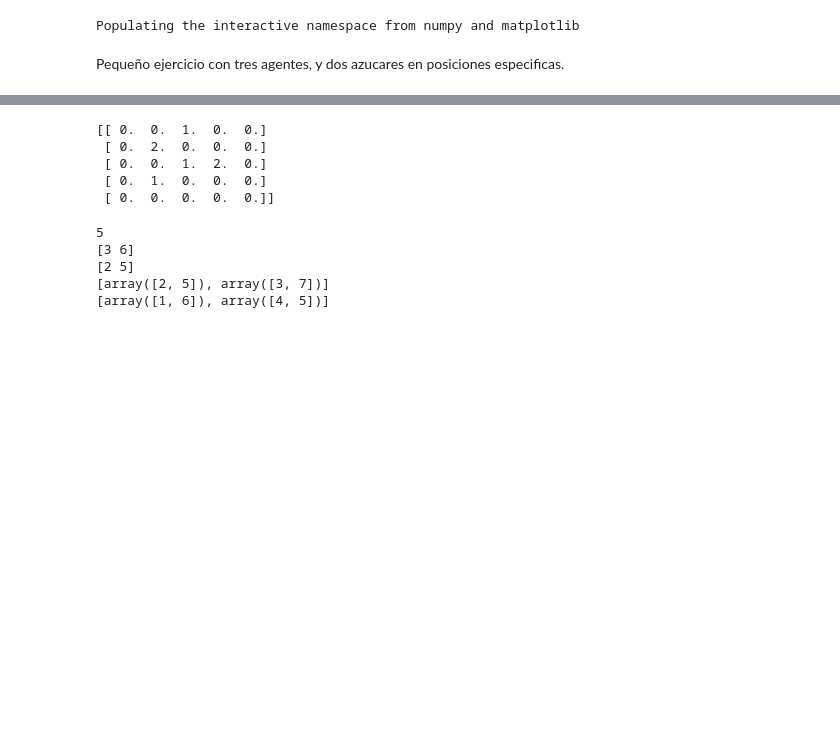
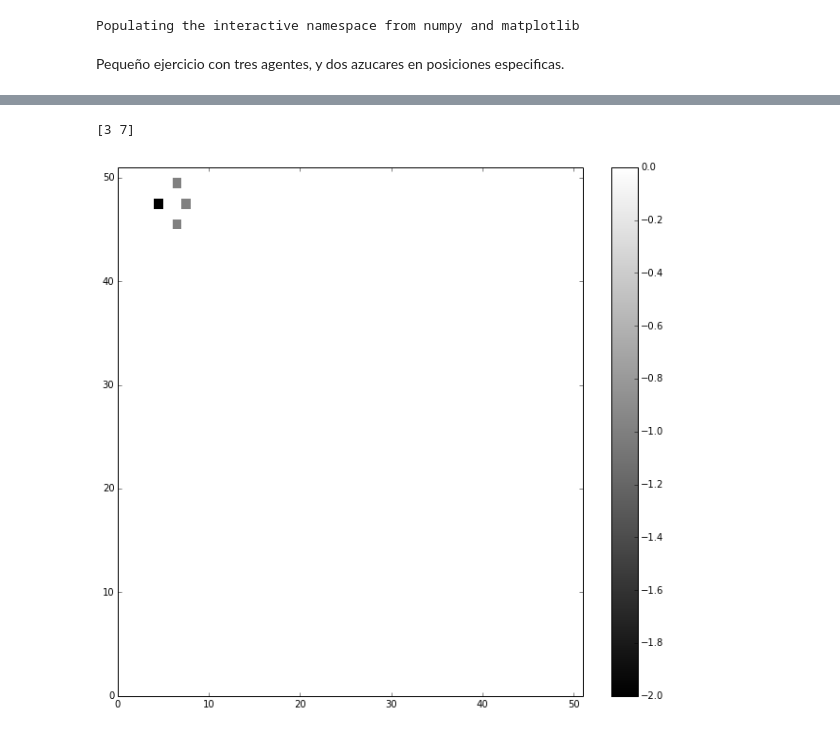
Before and after one commit to ddiazram/Proyecto-Mate-Compu, a Jupyter notebook: Paolo/Prueba2.ipynb, the cells around one changed output, grey strips where cells are left out. Drawn from its saved outputs; the diff is of its cells as text; code cells hidden in the pictures; blank space fills up the shorter version.

Commit message:
Movimiento Basico

```diff
--- a/Paolo/Prueba2.ipynb
+++ b/Paolo/Prueba2.ipynb
@@ -109,7 +109,7 @@ class Agente_grid_prueba:
         self.vision = vision
         self.vecindad = {'azucar' : [],
                          'vecinos' : [] } #Dicionario donde se guardaran las posiciones de los objetos cerca del agente.
-        self.posicion_deseada = 0
+        self.posicion_deseada = np.array([-1,-1])
         self.max_azucar = 0
 
 
@@ -172,6 +172,23 @@ class Agente_grid_prueba:
                     self.max_azucar = lista_azucares[j].cantidad
                     self.posicion_deseada = lista_azucares[j].posicion
             #Implementar reproducción
+
+    def moverse(self, mundo, lista_azucares):
+        """
+        Como se mueven los agentes.
+        Tres tipos de movimiento:
+        1. Si no tiene una posición deseada, se mueve aleatoreamente a un espacio vacio
+        2. Si se quiere mover a una casilla adyacente se mueve y el azucar se apaga mientras el agente este sobre el azucar.
+        """
+        if np.all(self.posicion_deseada == np.array([-1,-1])):
+            #¿Como revisar espacios vacios?
+            self.posicion += np.array([randint(-1,1),randint(-1,1)])
+        elif numpy.linalg.norm(self.posicion-self.posicion_deseada) <= sqrt(2):
+            self.posicion = self.posicion_deseada
+
+            for j in xrange(len(lista_azucares)):
+                if np.all(self.posicion_deseada == lista_azucares[j].posicion):
+                    lista_azucares[j].existencia = False
 # %%
 class Azucar_prueba:
     """Montoncitos de azucar de tamaños variables en una  posición especifica en una cuadricula discreta."""
@@ -209,6 +226,17 @@ class Mundo:
                 else:
                     agentes[i].posicion = np.array([random.randint(0,51), random.randint(0,51)])
 
+    def actualizar(self, agentes, azucares):
+        self.mundo = np.zeros((51,51))
+        for i in xrange(len(agentes)):
+            if agentes[i].existencia == True:
+                x,y = agentes[i].posicion
+                self.mundo[x,y] = agentes[i].tipo
+        for i in xrange(len(azucares)):
+            if azucares[i].existencia == True:
+                x,y = azucares[i].posicion
+                self.mundo[x,y] = azucares[i].tipo
+
     def dibujarse(self):
         plt.figure(figsize=(11,10), dpi=80)
         pyplot.pcolor(-numpy.flipud(self.mundo))
@@ -219,11 +247,11 @@ class Mundo:
 # %% [markdown]
 Pequeño ejercicio con tres agentes, y dos azucares en posiciones especificas.
 # %%
-Paolo = Agente_grid_prueba(tipo = 1 ,id = 0, x = 3 , y = 6, vision = 2)
+Paolo = Agente_grid_prueba(tipo = 1 ,id = 0, x = 3 , y = 6, vision = 1)
 Manu = Agente_grid_prueba(tipo = 1, id  = 1, x = 1, y = 6, vision = 1)
-Dani = Agente_grid_prueba(tipo = 1, id = 2, x = 4, y =5, vision = 2)
+Dani = Agente_grid_prueba(tipo = 1, id = 2, x = 5, y =6, vision = 2)
 Azucar1 = Azucar_prueba(id = 0, x = 3, y = 7, cantidad = 3)
-Azucar2 = Azucar_prueba(id = 1, x = 2, y = 5, cantidad = 5)
+Azucar2 = Azucar_prueba(id = 1, x = 3, y = 4, cantidad = 5)
 agentes = [Paolo, Manu, Dani]
 azucares = [Azucar1, Azucar2]
 SS = Mundo()
@@ -236,20 +280,10 @@ SS.dibujarse() #Hasta este momento, los grises son los agentes y los negros las
 # %%
-Paolo.decidir(SS.mundo, azucares)
+Paolo.moverse(SS.mundo, azucares)
+print Paolo.posicion
 # %% [output]
-[[ 0.  0.  1.  0.  0.]
- [ 0.  2.  0.  0.  0.]
- [ 0.  0.  1.  2.  0.]
- [ 0.  1.  0.  0.  0.]
- [ 0.  0.  0.  0.  0.]]
+[3 7]
-# %%
-print Paolo.max_azucar
-print Paolo.posicion
-print Paolo.posicion_deseada
-print Paolo.vecindad['azucar']
-print Paolo.vecindad['vecinos']
-# %% [output]
-5
-[3 6]
-[2 5]
-[array([2, 5]), array([3, 7])]
-[array([1, 6]), array([4, 5])]
+# %%
+SS.actualizar(agentes, azucares)
+SS.dibujarse()
+# %% [output]
+[figure, added]
```
Also changed, not shown: parts of 2 cells of this notebook.
